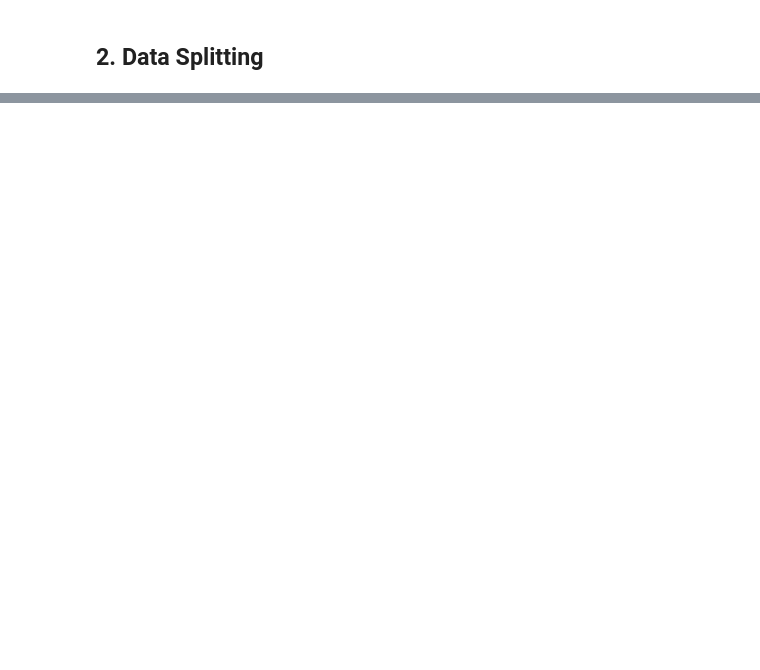
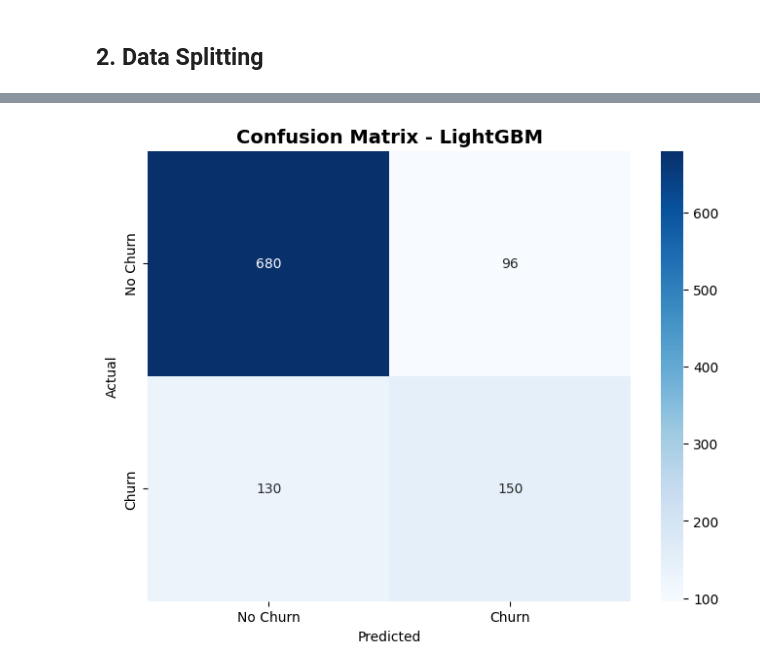
Before and after one commit to TumainiC/Churn_Prediction, a Jupyter notebook: churn_model_training.ipynb, the cells around one changed output, grey strips where cells are left out. Saved outputs shown, nothing was run; the diff lists cells and outputs as text; code cells hidden in the pictures; blank space fills up the shorter version.

```diff
--- a/churn_model_training.ipynb
+++ b/churn_model_training.ipynb
@@ -234,0 +615,88 @@ print(f"\n Split Configuration Stored for MLflow Logging")
+# %%
+# Train LightGBM Model
+print(" Training LightGBM Model...")
+
+with mlflow.start_run(run_name="lightgbm") as run:
+
+    # Initialize and train LightGBM
+    lgb_model = lgb.LGBMClassifier(
+        n_estimators=100,
+        learning_rate=0.1,
+        max_depth=6,
+        random_state=42,
+        verbose=-1
+    )
+    lgb_model.fit(X_train, y_train)
+
+    print(" LightGBM model trained successfully!")
+
+    # Evaluate the model
+    lgb_metrics, lgb_pred, lgb_pred_proba = evaluate_model(lgb_model, X_val, y_val, "LightGBM")
+
+    # Log parameters
+    mlflow.log_param("model_type", "LightGBM")
+    mlflow.log_param("n_estimators", 100)
+    mlflow.log_param("learning_rate", 0.1)
+    mlflow.log_param("max_depth", 6)
+    mlflow.log_param("random_state", 42)
+    mlflow.log_param("train_size", len(X_train))
+    mlflow.log_param("val_size", len(X_val))
+
+    # Log metrics
+    for metric_name, metric_value in lgb_metrics.items():
+        mlflow.log_metric(metric_name, metric_value)
+
+    # Add tags
+    mlflow.set_tags({
+        "model_type": "classification",
+        "dataset": "telcom",
+        "version": "1.0",
+        "stage": "advanced",
+        "algorithm": "lightgbm"
+    })
+
+    # Generate and save visualizations
+    print("\n Generating LightGBM visualizations...")
+
+    # Confusion Matrix
+    cm_path = "artifacts/lgb_confusion_matrix.png"
+    plot_confusion_matrix(y_val, lgb_pred, "LightGBM", cm_path)
+    mlflow.log_artifact(cm_path)
+
+    # ROC Curve
+    roc_path = "artifacts/lgb_roc_curve.png"
+    plot_roc_curve(y_val, lgb_pred_proba, "LightGBM", roc_path)
+    mlflow.log_artifact(roc_path)
+
+    # Feature Importance Plot
+    feature_importance = pd.DataFrame({
+        'feature': X_train.columns,
+        'importance': lgb_model.feature_importances_
+    }).sort_values('importance', ascending=False)
+
+    plt.figure(figsize=(10, 8))
+    top_features = feature_importance.head(15)
+    sns.barplot(data=top_features, x='importance', y='feature', palette='coolwarm')
+    plt.title('Top 15 Feature Importance - LightGBM', fontsize=14, fontweight='bold')
+    plt.xlabel('Importance Score')
+    plt.tight_layout()
+
+    fi_path = "artifacts/lgb_feature_importance.png"
+    plt.savefig(fi_path, dpi=300, bbox_inches='tight')
+    mlflow.log_artifact(fi_path)
+    plt.show()
+
+    # Log the model
+    mlflow.lightgbm.log_model(lgb_model, "model")
+
+    lgb_run_id = run.info.run_id
+    print(f" LightGBM MLflow logging completed! Run ID: {lgb_run_id}")
+
+# Store results for comparison
+lgb_results = {
+    'model_name': 'LightGBM',
+    'metrics': lgb_metrics,
+    'run_id': lgb_run_id,
+    'model': lgb_model
+}
+# %% [output]
@@ -234,0 +714 @@ print(f"\n Split Configuration Stored for MLflow Logging")
+[figure, added]
```
Also changed, not shown: parts of 10 cells of this notebook.
